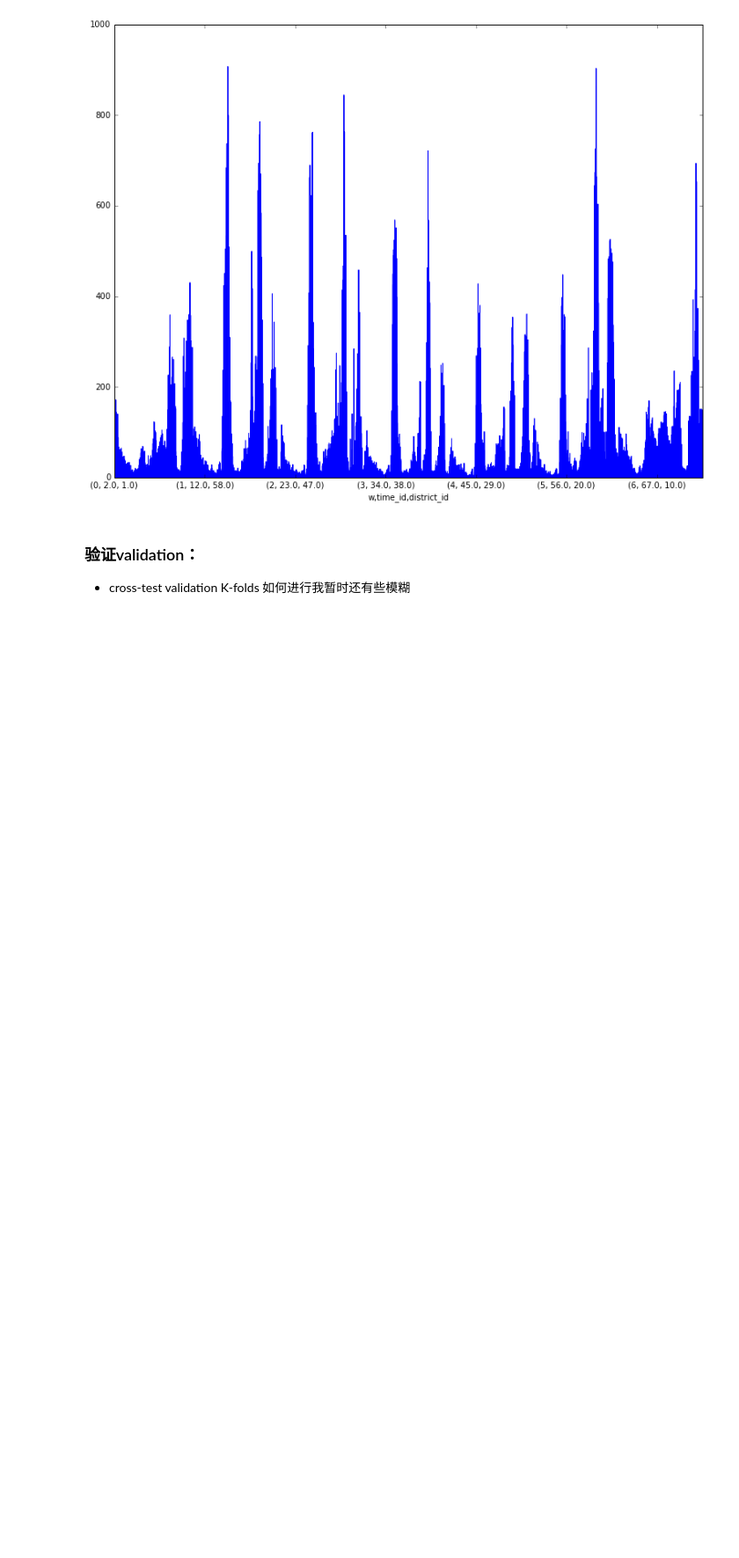
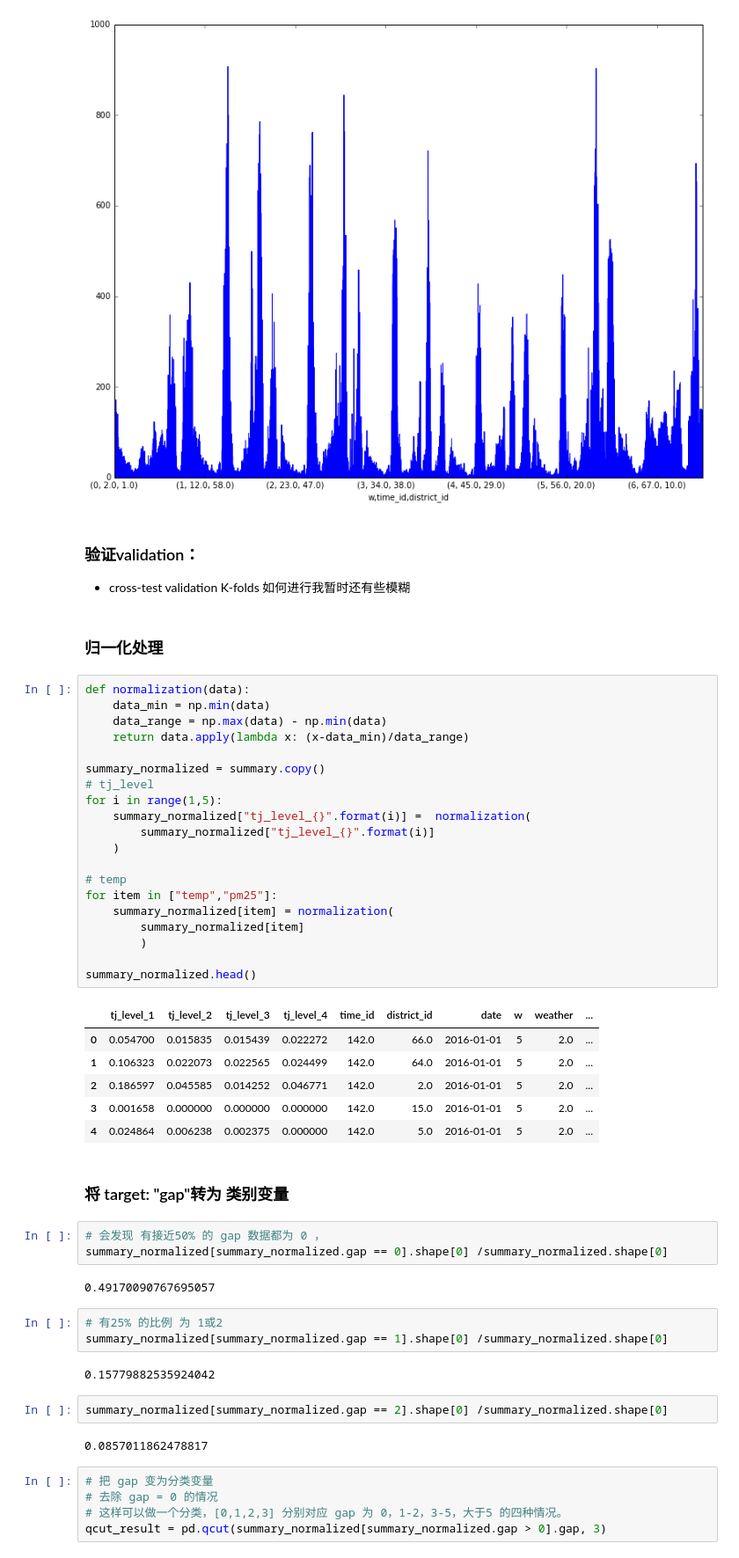
Before and after one commit to WhaleChen/di-tech, a Jupyter notebook: data_preperation_iter_1.ipynb, the cells around one changed output. Shown at 88% size. Drawn from its saved outputs; the diff is of its cells as text; blank space fills up the shorter version.

Commit message:
normalization and make target categorical variables for decision tree

```diff
--- a/data_preperation_iter_1.ipynb
+++ b/data_preperation_iter_1.ipynb
@@ -326,3 +326,54 @@ summary_analysis_week.gap.plot(figsize=(13,10))
 # %% [markdown]
 ### 验证validation：
 - cross-test validation K-folds 如何进行我暂时还有些模糊
+# %% [markdown]
+### 归一化处理
+# %%
+def normalization(data):
+    data_min = np.min(data)
+    data_range = np.max(data) - np.min(data)
+    return data.apply(lambda x: (x-data_min)/data_range)
+
+summary_normalized = summary.copy()
+# tj_level
+for i in range(1,5):
+    summary_normalized["tj_level_{}".format(i)] =  normalization(
+        summary_normalized["tj_level_{}".format(i)]
+    )
+
+# temp
+for item in ["temp","pm25"]:
+    summary_normalized[item] = normalization(
+        summary_normalized[item]
+        )
+
+summary_normalized.head()
+# %% [output]
+|  | tj_level_1 | tj_level_2 | tj_level_3 | tj_level_4 | time_id | district_id | date | w | weather | ... |
+| 0 | 0.054700 | 0.015835 | 0.015439 | 0.022272 | 142.0 | 66.0 | 2016-01-01 | 5 | 2.0 | ... |
+| 1 | 0.106323 | 0.022073 | 0.022565 | 0.024499 | 142.0 | 64.0 | 2016-01-01 | 5 | 2.0 | ... |
+| 2 | 0.186597 | 0.045585 | 0.014252 | 0.046771 | 142.0 | 2.0 | 2016-01-01 | 5 | 2.0 | ... |
+| 3 | 0.001658 | 0.000000 | 0.000000 | 0.000000 | 142.0 | 15.0 | 2016-01-01 | 5 | 2.0 | ... |
+| 4 | 0.024864 | 0.006238 | 0.002375 | 0.000000 | 142.0 | 5.0 | 2016-01-01 | 5 | 2.0 | ... |
+# %% [markdown]
+
+### 将 target: "gap"转为 类别变量
+# %%
+# 会发现 有接近50% 的 gap 数据都为 0 ，
+summary_normalized[summary_normalized.gap == 0].shape[0] /summary_normalized.shape[0]
+# %% [output]
+0.49170090767695057
+# %%
+# 有25% 的比例 为 1或2
+summary_normalized[summary_normalized.gap == 1].shape[0] /summary_normalized.shape[0]
+# %% [output]
+0.15779882535924042
+# %%
+summary_normalized[summary_normalized.gap == 2].shape[0] /summary_normalized.shape[0]
+# %% [output]
+0.0857011862478817
+# %%
+# 把 gap 变为分类变量
+# 去除 gap = 0 的情况
+# 这样可以做一个分类，[0,1,2,3] 分别对应 gap 为 0，1-2，3-5，大于5 的四种情况。
+qcut_result = pd.qcut(summary_normalized[summary_normalized.gap > 0].gap, 3)
```
Also changed, not shown: parts of 4 cells of this notebook.
